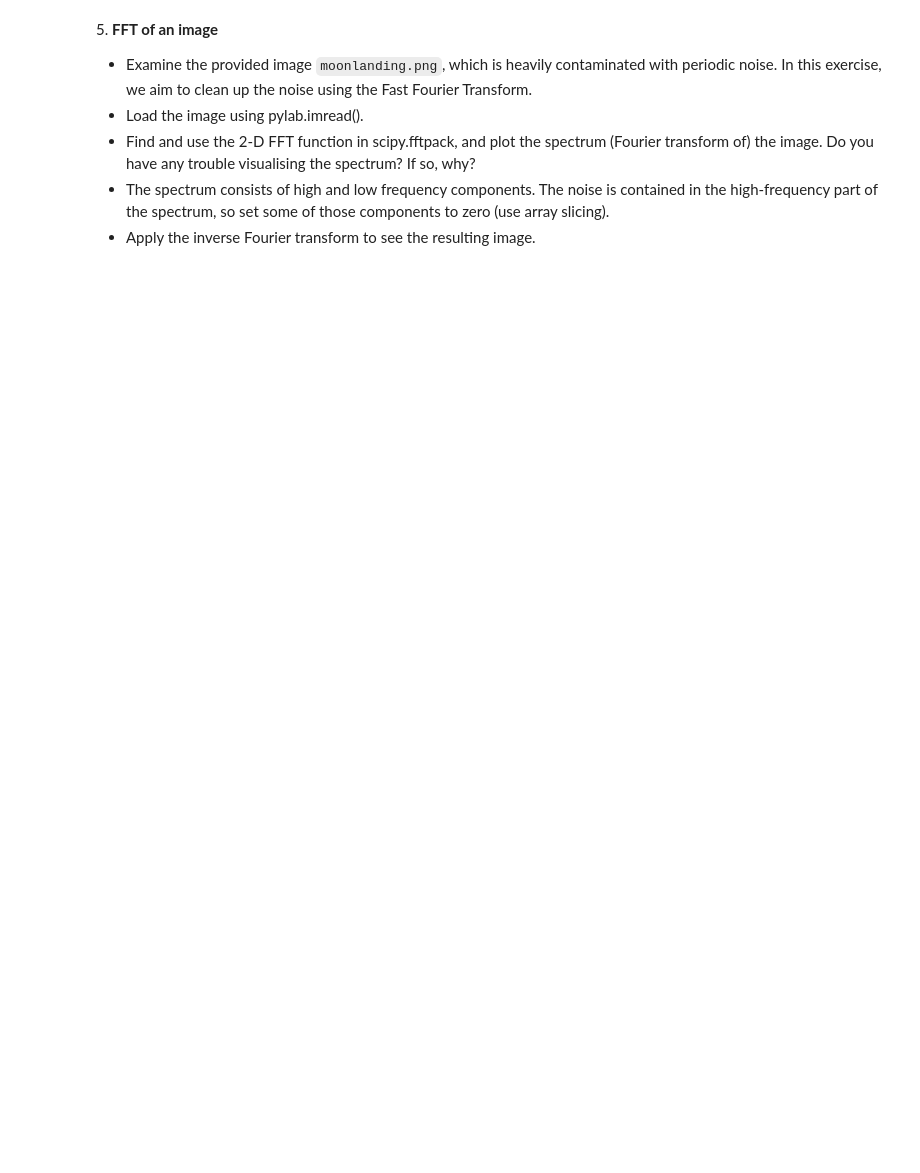
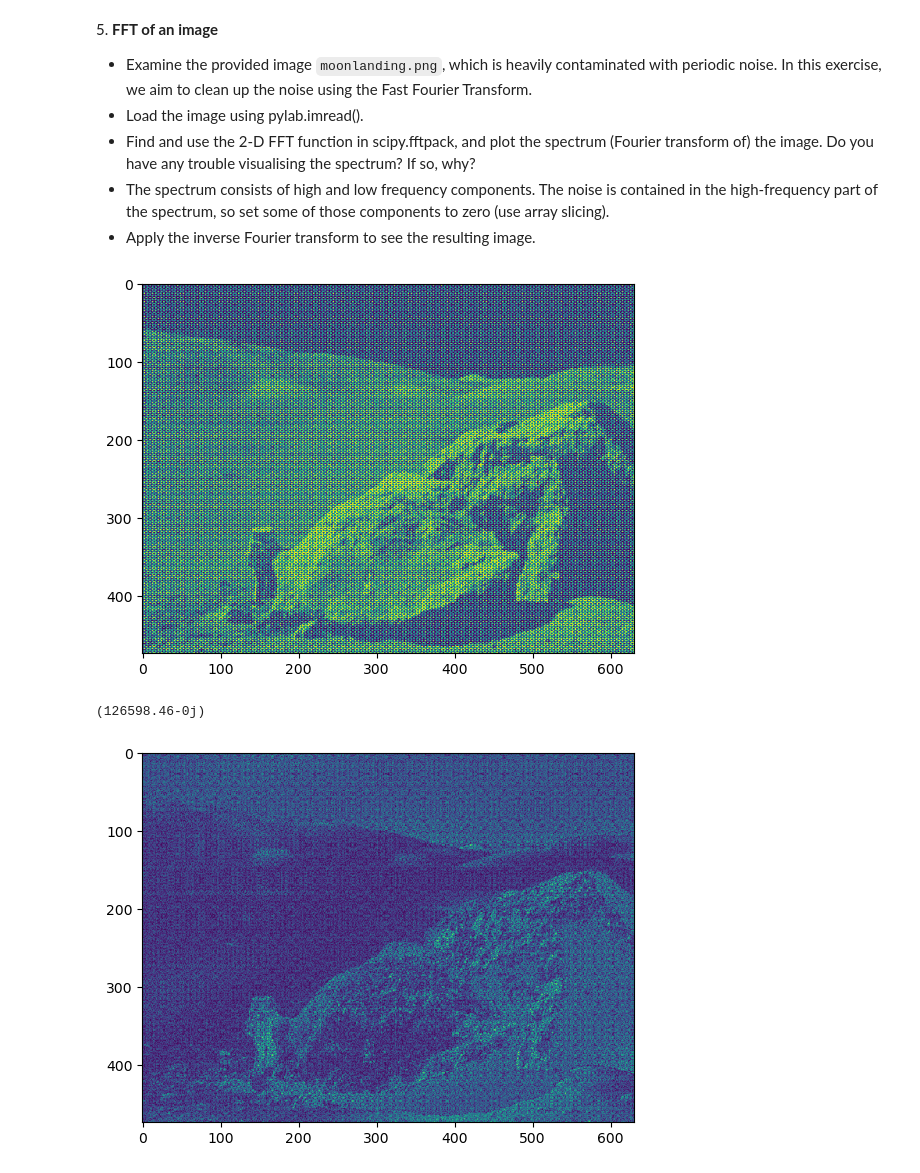
Before and after one commit to nicolomontagner02/LaboratoryOfComputationalPhysics_Y7, a Jupyter notebook: 09ex_Algorithms.ipynb, the cells around one changed output. Drawn from its saved outputs; the diff is of its cells as text; code cells hidden in the pictures; blank space fills up the shorter version.

```diff
--- a/09ex_Algorithms.ipynb
+++ b/09ex_Algorithms.ipynb
@@ -167,3 +175,25 @@ Performe a periodicity analysis on the lynxs-hares population
 * Find and use the 2-D FFT function in scipy.fftpack, and plot the spectrum (Fourier transform of) the image. Do you have any trouble visualising the spectrum? If so, why?
 * The spectrum consists of high and low frequency components. The noise is contained in the high-frequency part of the spectrum, so set some of those components to zero (use array slicing).
 * Apply the inverse Fourier transform to see the resulting image.
+# %%
+import pylab
+
+im = pylab.imread("moonlanding.png")
+plt.imshow(im)
+
+plt.show()
+im_t = fftpack.fft2(im)
+
+t = 3800
+mask = abs(im_t) <= t
+im_t_slice = im_t*mask
+print(im_t.max())
+
+im_fin = fftpack.ifft2(im_t_slice)
+
+plt.imshow(abs(im_fin))
+plt.show()
+# %% [output]
+[figure, added]
+(126598.46-0j)
+[figure, added]
```
Also changed, not shown: parts of 2 cells of this notebook, 2 other files.
